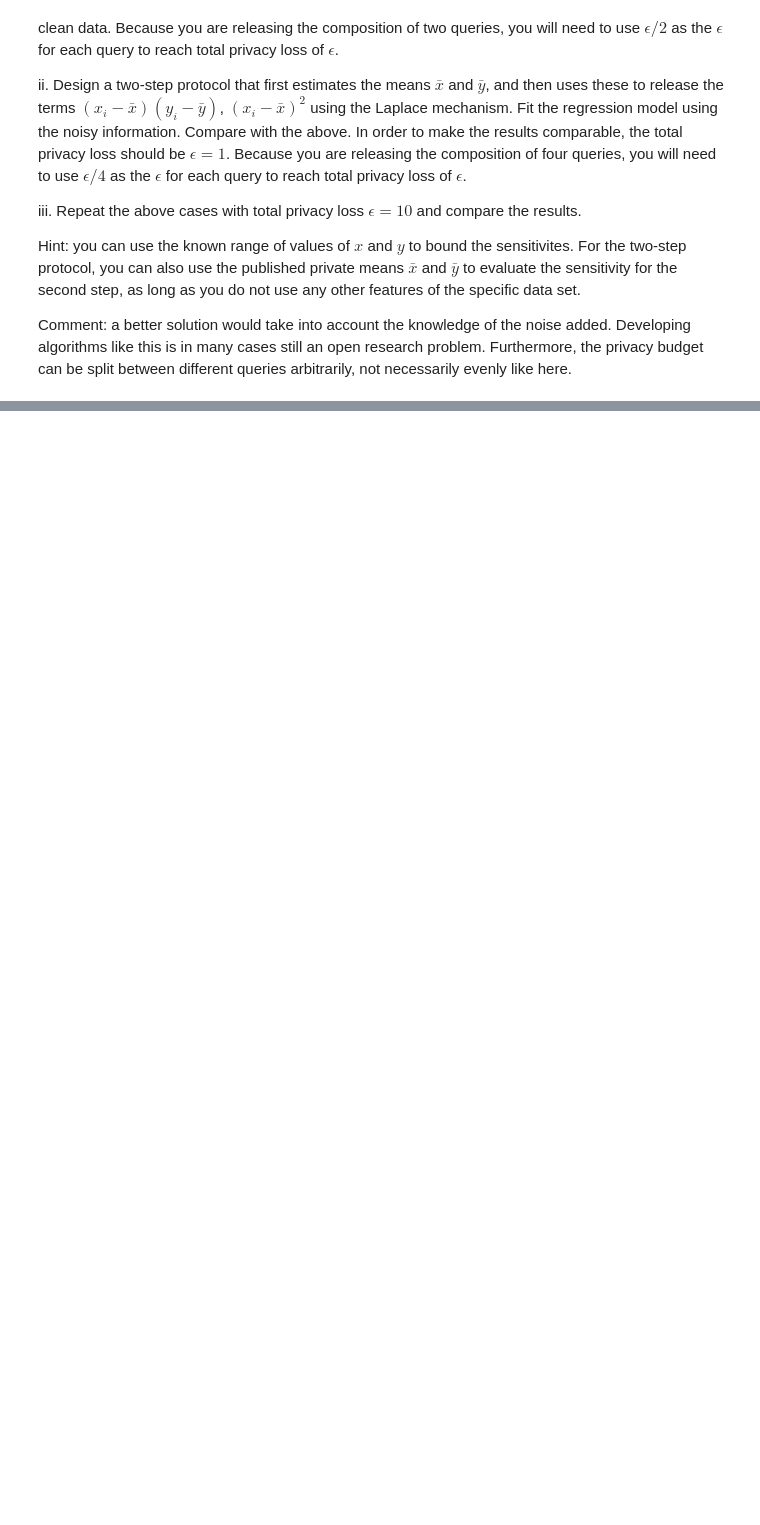
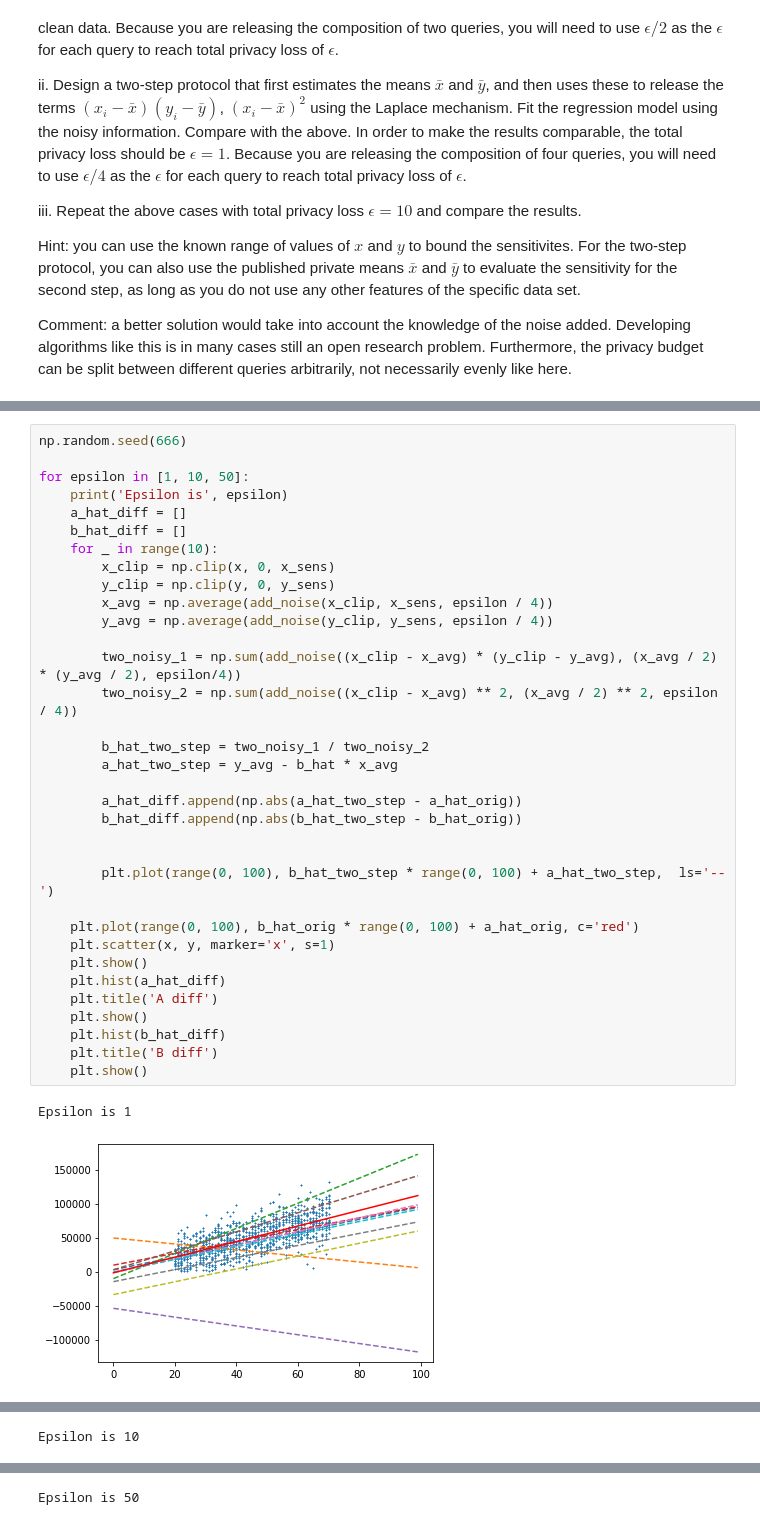
Before and after one commit to Djiffit/TML, a Jupyter notebook: project1.ipynb, the cells around one changed output, grey strips where cells are left out. Cells and saved outputs as stored; diff of their text form; blank space fills up the shorter version.

```diff
--- a/project1.ipynb
+++ b/project1.ipynb
@@ -166,0 +276,37 @@ for i in range(len(a)):
+# %%
+np.random.seed(666)
+
+for epsilon in [1, 10, 50]:
+    print('Epsilon is', epsilon)
+    a_hat_diff = []
+    b_hat_diff = []
+    for _ in range(10):
+        x_clip = np.clip(x, 0, x_sens)
+        y_clip = np.clip(y, 0, y_sens)
+        x_avg = np.average(add_noise(x_clip, x_sens, epsilon / 4))
+        y_avg = np.average(add_noise(y_clip, y_sens, epsilon / 4))
+
+        two_noisy_1 = np.sum(add_noise((x_clip - x_avg) * (y_clip - y_avg), (x_avg / 2) * (y_avg / 2), epsilon/4))
+        two_noisy_2 = np.sum(add_noise((x_clip - x_avg) ** 2, (x_avg / 2) ** 2, epsilon / 4))
+
+        b_hat_two_step = two_noisy_1 / two_noisy_2
+        a_hat_two_step = y_avg - b_hat * x_avg
+
+        a_hat_diff.append(np.abs(a_hat_two_step - a_hat_orig))
+        b_hat_diff.append(np.abs(b_hat_two_step - b_hat_orig))
+
+
+        plt.plot(range(0, 100), b_hat_two_step * range(0, 100) + a_hat_two_step,  ls='--')
+
+    plt.plot(range(0, 100), b_hat_orig * range(0, 100) + a_hat_orig, c='red')
+    plt.scatter(x, y, marker='x', s=1)
+    plt.show()
+    plt.hist(a_hat_diff)
+    plt.title('A diff')
+    plt.show()
+    plt.hist(b_hat_diff)
+    plt.title('B diff')
+    plt.show()
+# %% [output]
+Epsilon is 1
+[figure, added]
@@ -166,0 +315 @@ for i in range(len(a)):
+Epsilon is 10
@@ -166,0 +319 @@ for i in range(len(a)):
+Epsilon is 50
```
Also changed, not shown: parts of 9 cells of this notebook.
